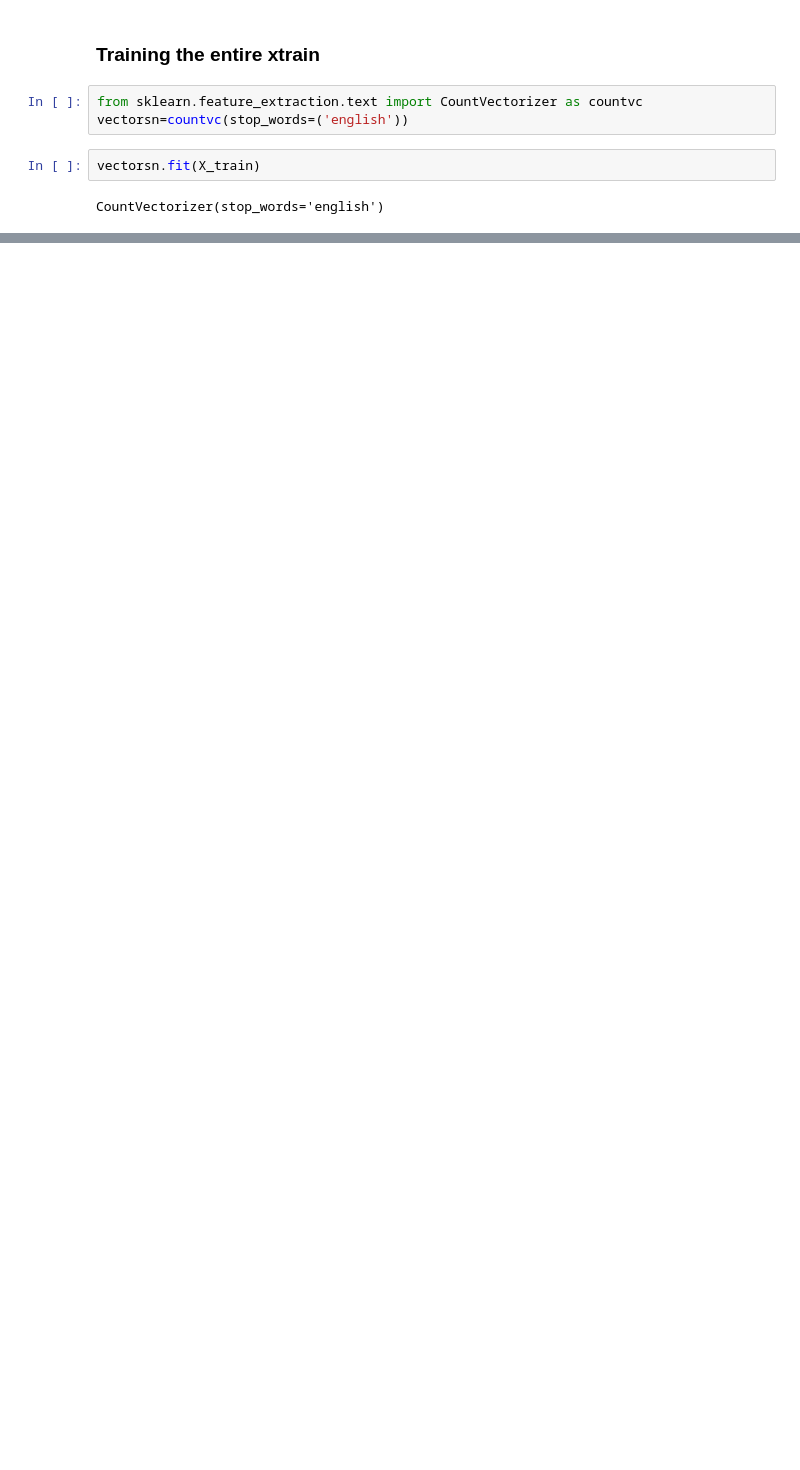
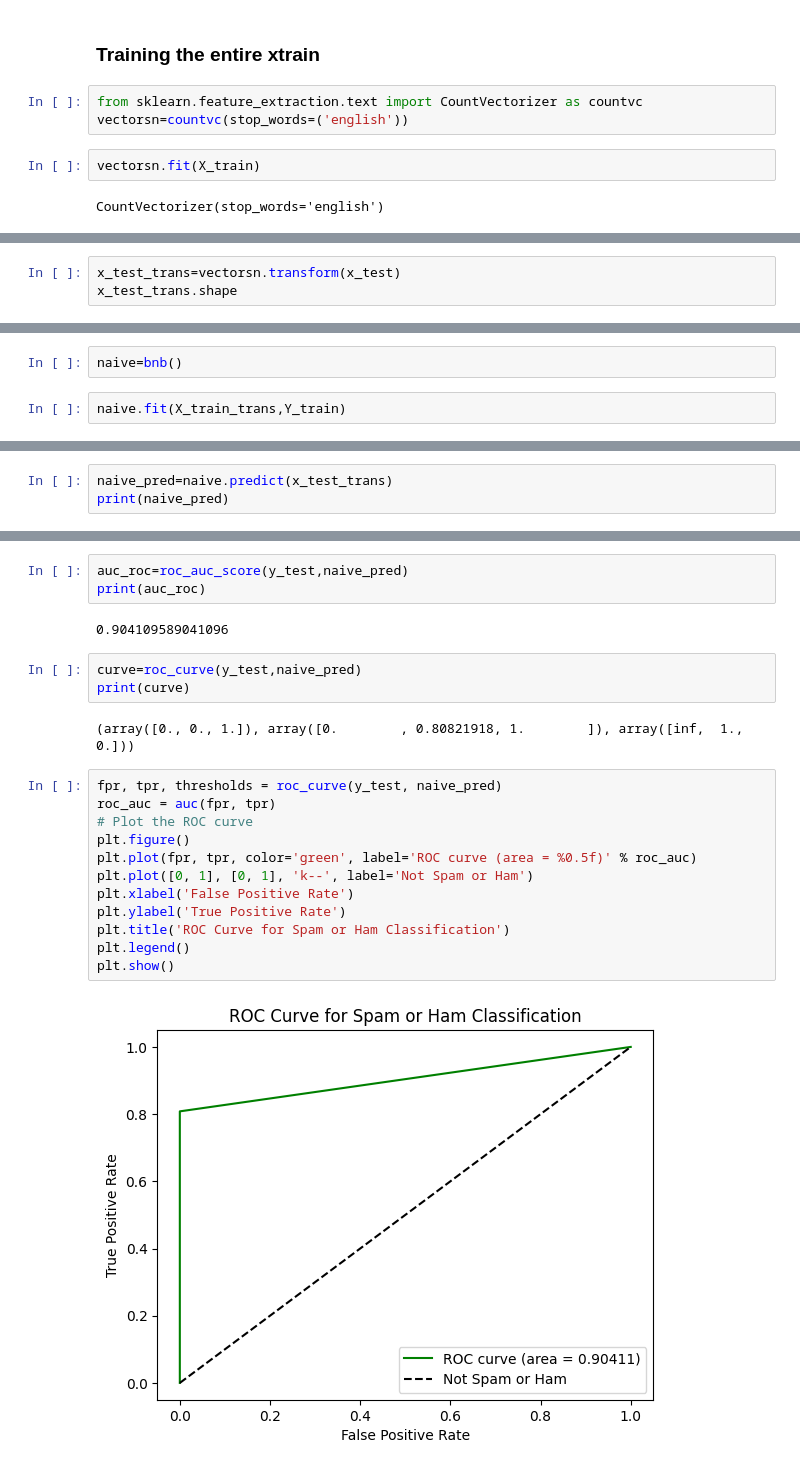
Before and after one commit to Harishshanmugamm/Learning-ML-Model, a Jupyter notebook: Supervised Learning/Classification Models/Naive Bayes/Naive Bayes.ipynb, the cells around one changed output, grey strips where cells are left out. Cells and saved outputs as stored; diff of their text form; blank space fills up the shorter version.

Commit message:
Full Naive bayes using spam or ham text classifier

```diff
--- a/Supervised Learning/Classification Models/Naive Bayes/Naive Bayes.ipynb
+++ b/Supervised Learning/Classification Models/Naive Bayes/Naive Bayes.ipynb
@@ -213,0 +218,3 @@ array(['00', '000', '000pes', ..., 'èn', 'ú1', '〨ud'], dtype=object)
+# %%
+x_test_trans=vectorsn.transform(x_test)
+x_test_trans.shape
@@ -213,0 +227,4 @@ array(['00', '000', '000pes', ..., 'èn', 'ú1', '〨ud'], dtype=object)
+# %%
+naive=bnb()
+# %%
+naive.fit(X_train_trans,Y_train)
@@ -213,0 +233,3 @@ array(['00', '000', '000pes', ..., 'èn', 'ú1', '〨ud'], dtype=object)
+# %%
+naive_pred=naive.predict(x_test_trans)
+print(naive_pred)
@@ -213,0 +321,24 @@ array(['00', '000', '000pes', ..., 'èn', 'ú1', '〨ud'], dtype=object)
+# %%
+auc_roc=roc_auc_score(y_test,naive_pred)
+print(auc_roc)
+# %% [output]
+0.904109589041096
+# %%
+curve=roc_curve(y_test,naive_pred)
+print(curve)
+# %% [output]
+(array([0., 0., 1.]), array([0.        , 0.80821918, 1.        ]), array([inf,  1.,  0.]))
+# %%
+fpr, tpr, thresholds = roc_curve(y_test, naive_pred)
+roc_auc = auc(fpr, tpr)
+# Plot the ROC curve
+plt.figure()
+plt.plot(fpr, tpr, color='green', label='ROC curve (area = %0.5f)' % roc_auc)
+plt.plot([0, 1], [0, 1], 'k--', label='Not Spam or Ham')
+plt.xlabel('False Positive Rate')
+plt.ylabel('True Positive Rate')
+plt.title('ROC Curve for Spam or Ham Classification')
+plt.legend()
+plt.show()
+# %% [output]
+[figure, added]
```
Also changed, not shown: parts of 29 cells of this notebook, 1 other file.
